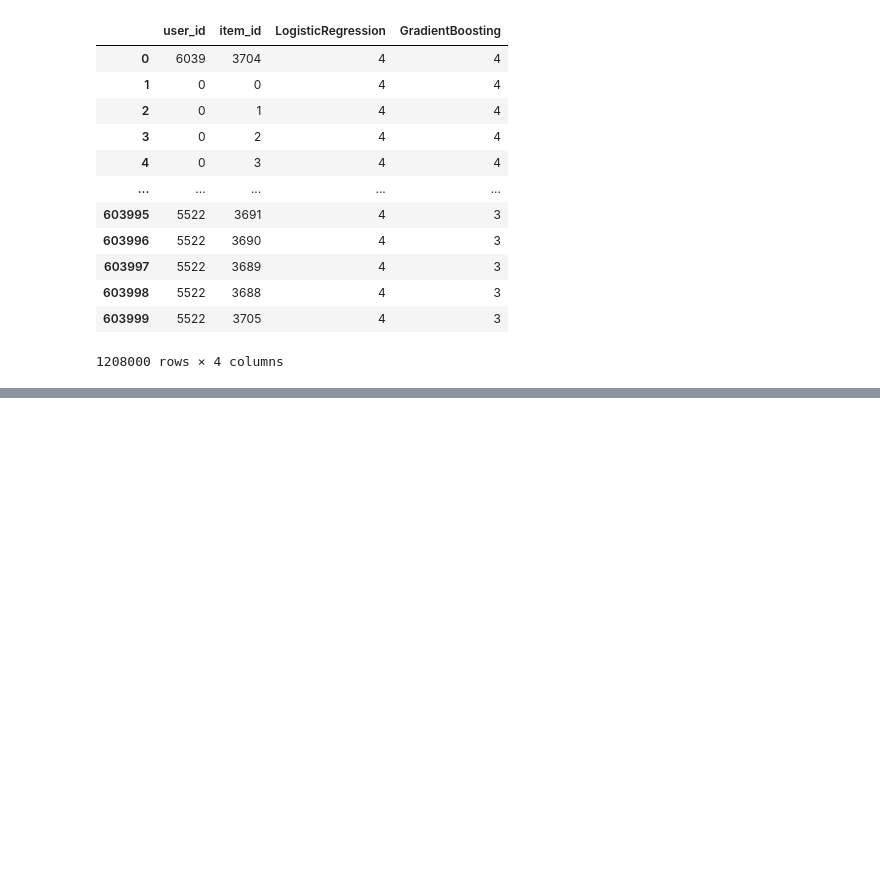
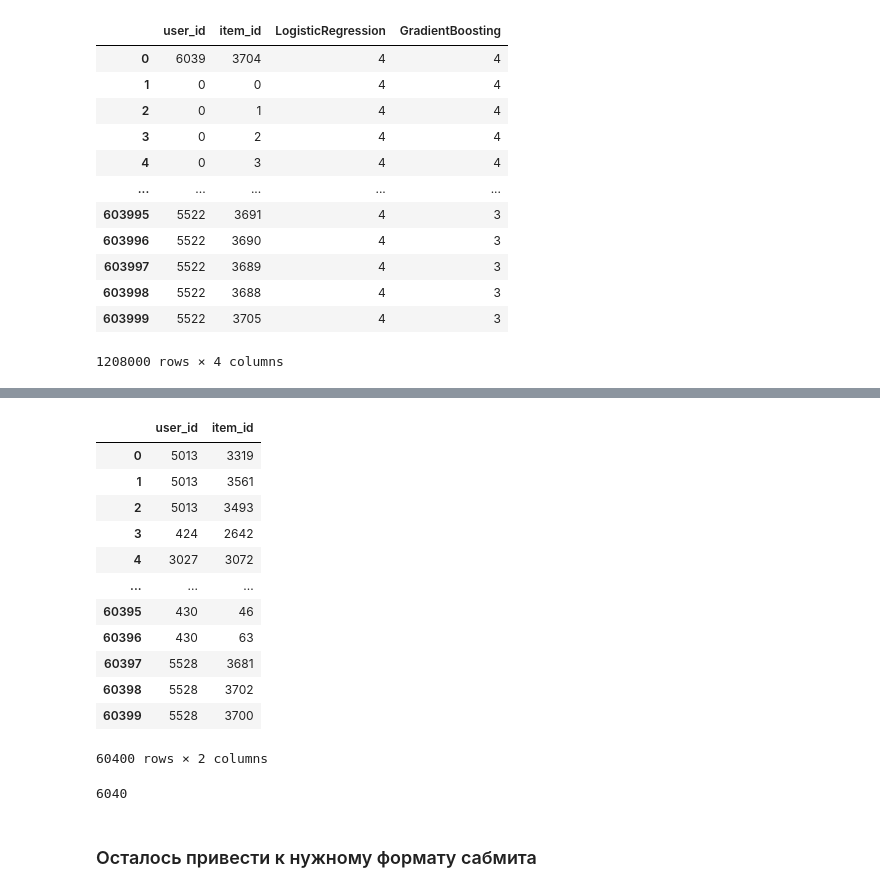
Before and after one commit to akzholba/RecSysCompetition, a Jupyter notebook: explore_data.ipynb, the cells around one changed output, grey strips where cells are left out. Cells and saved outputs as stored; diff of their text form; code cells hidden in the pictures; blank space fills up the shorter version.

```diff
--- a/explore_data.ipynb
+++ b/explore_data.ipynb
@@ -389,0 +417,46 @@ top_films_df
+# %%
+from sklearn.linear_model import LinearRegression
+
+# Создаем новую колонку с усредненной оценкой от двух моделей
+featured_top_films_df['average_prediction'] = (sum([featured_top_films_df[model_name] for model_name in trained_models])) / len(trained_models)
+
+# Выделяем необходимые признаки для обучения модели
+X = featured_top_films_df.drop(['average_prediction'], axis=1)
+y = featured_top_films_df['average_prediction']
+# %%
+# Обучаем линейную регрессию
+lr = LinearRegression()
+lr.fit(X, y)
+
+# Применяем обученную модель для предсказаний
+predictions = lr.predict(X)
+
+# Добавляем предсказанные значения в датафрейм
+featured_top_films_df['final_prediction'] = predictions
+# %%
+top_10_films = get_top_n(featured_top_films_df, 'final_prediction', n=10)[['user_id', 'item_id']]
+
+# Экспортируем результат в CSV-файл
+top_10_films.to_csv('top_10_films.csv', index=False)
+# %%
+top_10_films
+# %% [output]
+|  | user_id | item_id |
+| 0 | 5013 | 3319 |
+| 1 | 5013 | 3561 |
+| 2 | 5013 | 3493 |
+| 3 | 424 | 2642 |
+| 4 | 3027 | 3072 |
+| ... | ... | ... |
+| 60395 | 430 | 46 |
+| 60396 | 430 | 63 |
+| 60397 | 5528 | 3681 |
+| 60398 | 5528 | 3702 |
+| 60399 | 5528 | 3700 |
+60400 rows × 2 columns
+# %%
+top_10_films.user_id.nunique()
+# %% [output]
+6040
+# %% [markdown]
+### Осталось привести к нужному формату сабмита
```
Also changed, not shown: parts of 7 cells of this notebook, 2 other files.
